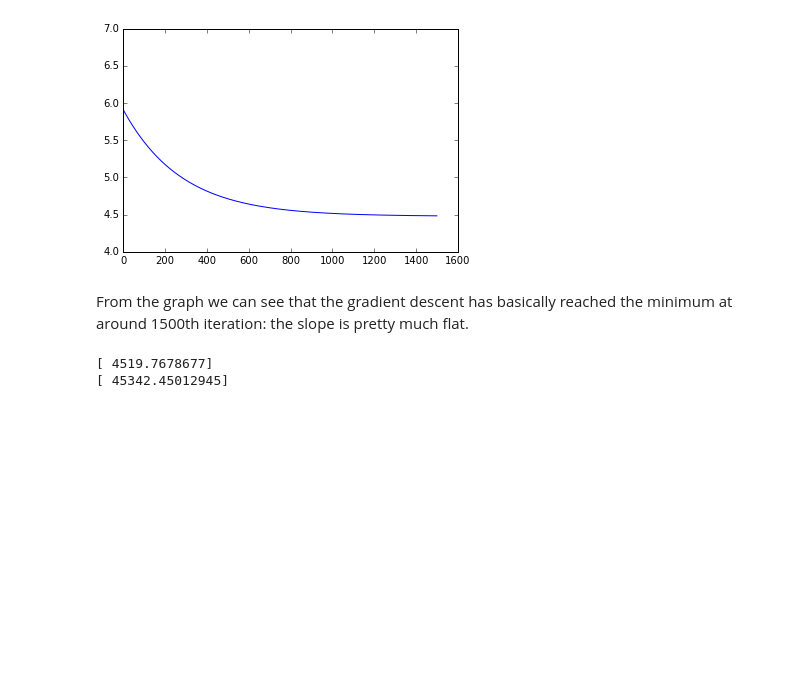
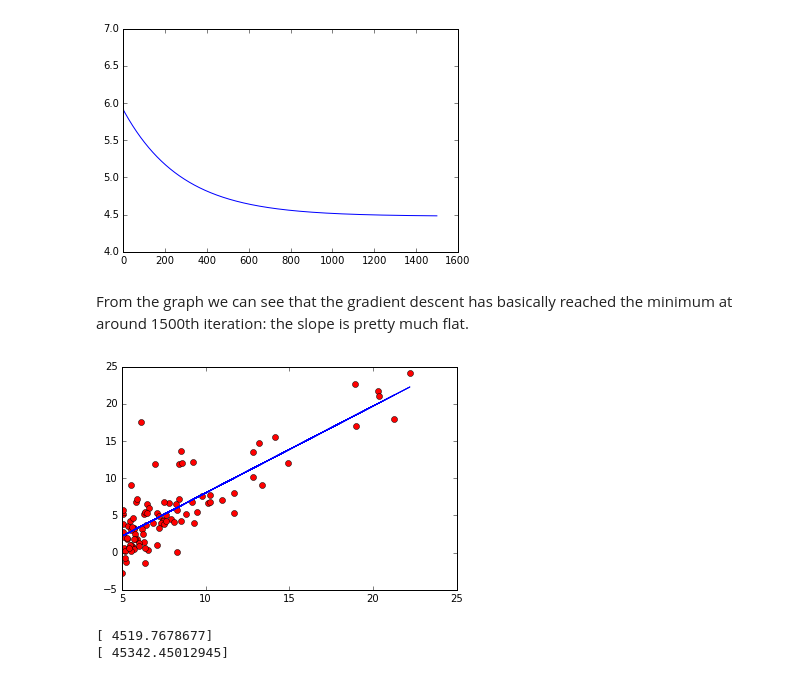
Before and after one commit to jarmop/course-notes, a Jupyter notebook: linear-regression.ipynb, the cells around one changed output. Drawn from its saved outputs; the diff is of its cells as text; code cells hidden in the pictures; blank space fills up the shorter version.

Commit message:
Linear regression: Visualize predictions.

```diff
--- a/linear-regression.ipynb
+++ b/linear-regression.ipynb
@@ -143,6 +143,19 @@ plt.show()
 [figure]
 # %% [markdown]
 From the graph we can see that the gradient descent has basically reached the minimum at around 1500th iteration: the slope is pretty much flat.
+# %%
+# plot original values
+plt.plot(data['size'].values, data['price'].values, 'ro')
+
+sizeValues = X[:,1] # same as data['size'].values
+predictions = X.dot(theta)
+
+# draw hypothesis function
+plt.plot(sizeValues, predictions)
+
+plt.show()
+# %% [output]
+[figure, added]
 # %%
 # For population = 35,000, we predict a profit of
 print(np.array([1,3.5]).dot(theta) * 10000)
```
